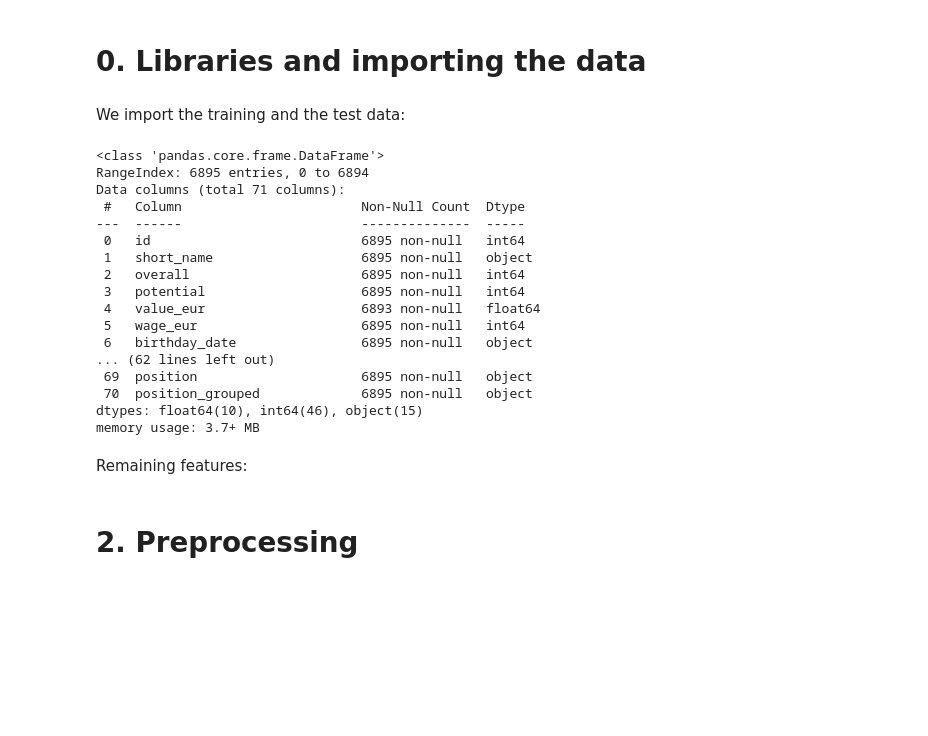
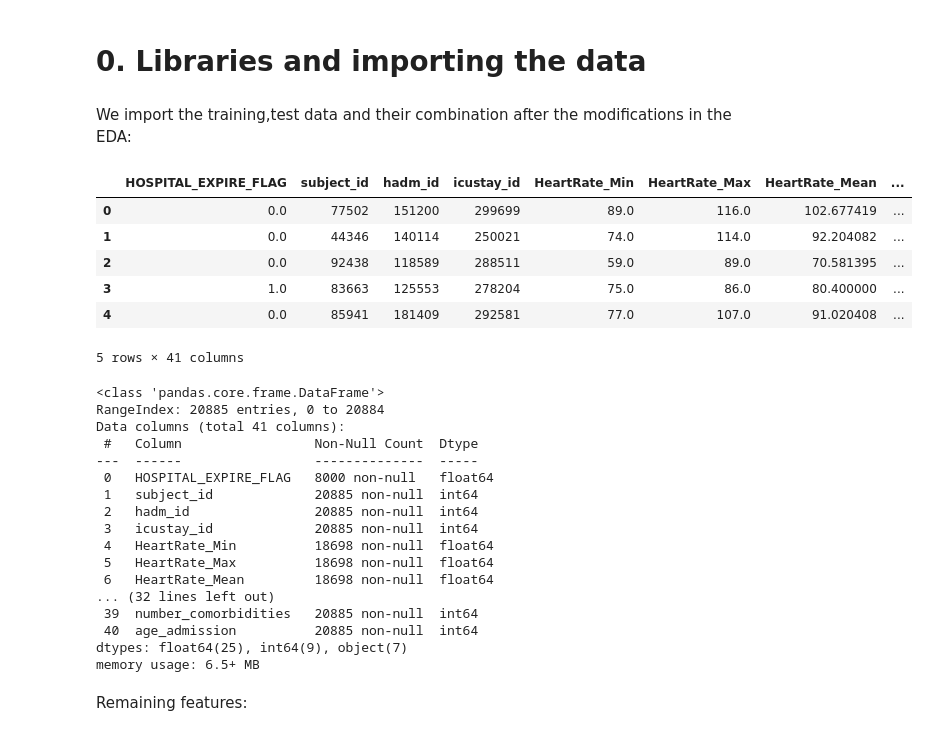
Before and after one commit to pablo-fdz/Project_1_BSE_CL-DL, a Jupyter notebook: 3_preprocessing_CLDL_P1.ipynb, the cells around one changed output. Saved outputs shown, nothing was run; the diff lists cells and outputs as text; code cells hidden in the pictures; blank space fills up the shorter version.

```diff
--- a/3_preprocessing_CLDL_P1.ipynb
+++ b/3_preprocessing_CLDL_P1.ipynb
@@ -8,2 +6,2 @@ import seaborn as sns
 # %% [markdown]
-We import the training and the test data:
+We import the training,test data and their combination after the modifications in the EDA:
@@ -49,22 +8,37 @@ df['position_grouped'] = df['position'].map(lambda x: prefix_mapping[position_to
+# %%
+# We import the training dataset
+df_train = pd.read_csv('preprocessed_datasets/03_train_dataset_v2.csv')
+df_test = pd.read_csv('preprocessed_datasets/04_test_dataset_v2.csv')
+df = pd.read_csv('preprocessed_datasets/05_concat_dataset_v2.csv')
+# %%
+df.head()
+# %% [output]
+|  | HOSPITAL_EXPIRE_FLAG | subject_id | hadm_id | icustay_id | HeartRate_Min | HeartRate_Max | HeartRate_Mean | ... |
+| 0 | 0.0 | 77502 | 151200 | 299699 | 89.0 | 116.0 | 102.677419 | ... |
+| 1 | 0.0 | 44346 | 140114 | 250021 | 74.0 | 114.0 | 92.204082 | ... |
+| 2 | 0.0 | 92438 | 118589 | 288511 | 59.0 | 89.0 | 70.581395 | ... |
+| 3 | 1.0 | 83663 | 125553 | 278204 | 75.0 | 86.0 | 80.400000 | ... |
+| 4 | 0.0 | 85941 | 181409 | 292581 | 77.0 | 107.0 | 91.020408 | ... |
+5 rows × 41 columns
 # %%
 df.info()
 # %% [output]
 <class 'pandas.core.frame.DataFrame'>
-RangeIndex: 6895 entries, 0 to 6894
-Data columns (total 71 columns):
- #   Column                       Non-Null Count  Dtype
----  ------                       --------------  -----
- 0   id                           6895 non-null   int64
- 1   short_name                   6895 non-null   object
- 2   overall                      6895 non-null   int64
- 3   potential                    6895 non-null   int64
- 4   value_eur                    6893 non-null   float64
- 5   wage_eur                     6895 non-null   int64
- 6   birthday_date                6895 non-null   object
-... (62 lines left out)
- 69  position                     6895 non-null   object
- 70  position_grouped             6895 non-null   object
-dtypes: float64(10), int64(46), object(15)
-memory usage: 3.7+ MB
+RangeIndex: 20885 entries, 0 to 20884
+Data columns (total 41 columns):
+ #   Column                 Non-Null Count  Dtype
+---  ------                 --------------  -----
+ 0   HOSPITAL_EXPIRE_FLAG   8000 non-null   float64
+ 1   subject_id             20885 non-null  int64
+ 2   hadm_id                20885 non-null  int64
+ 3   icustay_id             20885 non-null  int64
+ 4   HeartRate_Min          18698 non-null  float64
+ 5   HeartRate_Max          18698 non-null  float64
+ 6   HeartRate_Mean         18698 non-null  float64
+... (32 lines left out)
+ 39  number_comorbidities   20885 non-null  int64
+ 40  age_admission          20885 non-null  int64
+dtypes: float64(25), int64(9), object(7)
+memory usage: 6.5+ MB
 # %% [markdown]
 Remaining features:
@@ -110,2 +44,0 @@ categorical_features_eda = categorical_ordinal_features + ['preferred_foot', 'bo
-# %% [markdown]
-# 2. Preprocessing
```
Also changed, not shown: parts of 88 cells of this notebook, 7 other files.
